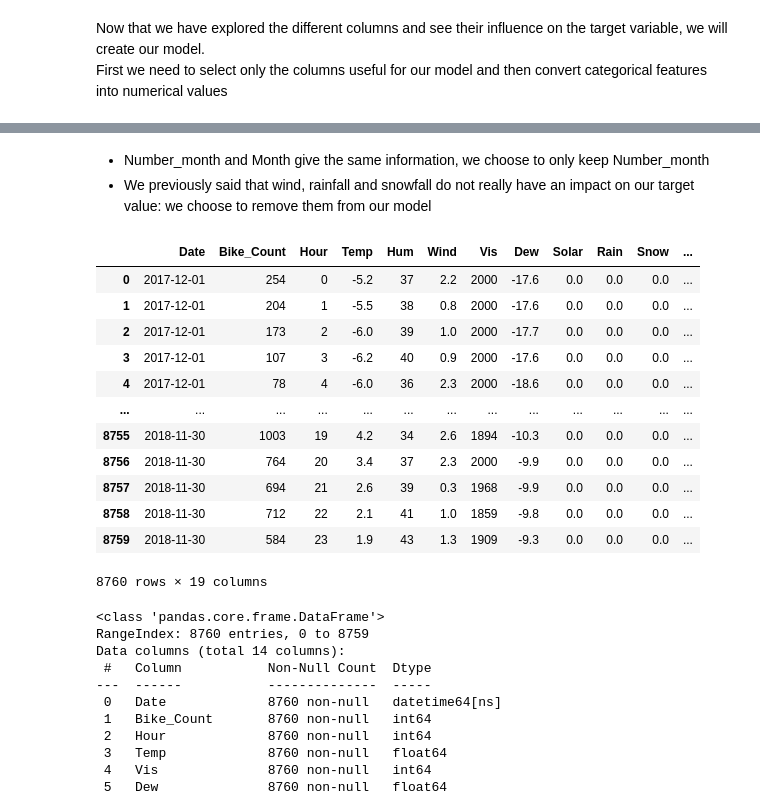
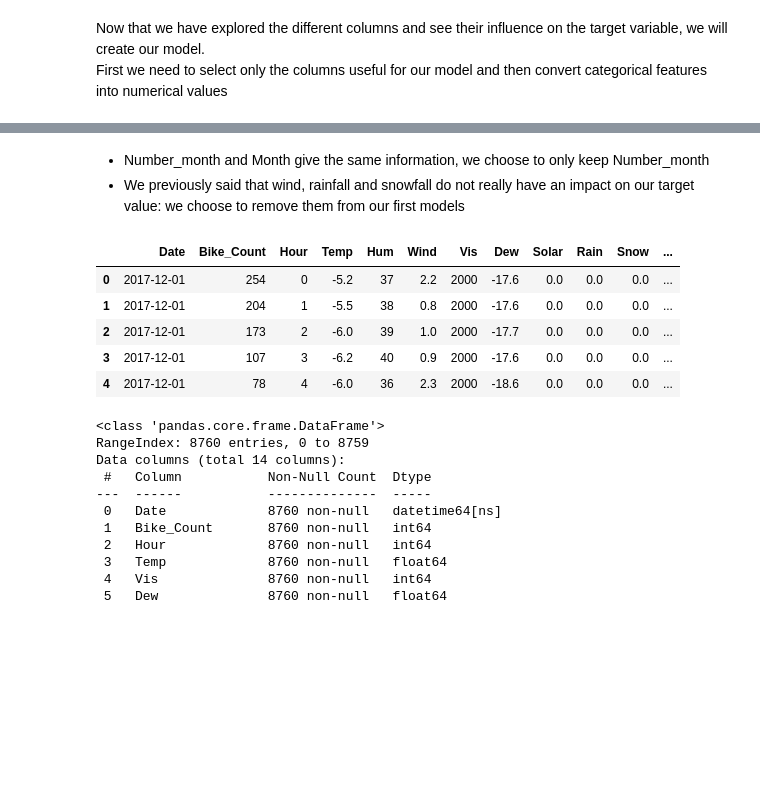
Before and after one commit to Audrey0109/Seoul_Bike, a Jupyter notebook: Seoul_Bike_Data_Project_VRAI.ipynb, the cells around one changed output, grey strips where cells are left out. Drawn from its saved outputs; the diff is of its cells as text; code cells hidden in the pictures; blank space fills up the shorter version.

```diff
--- a/Seoul_Bike_Data_Project_VRAI.ipynb
+++ b/Seoul_Bike_Data_Project_VRAI.ipynb
@@ -69,7 +59,7 @@ from keras.layers import Dense
 # %% [markdown]
 ### 1. Importation of the dataset <a class="anchor" id="1."></a>
 # %%
-df=pd.read_csv(r"SeoulBikeData.csv",encoding="latin1")
+df=pd.read_csv("https://archive.ics.uci.edu/ml/machine-learning-databases/00560/SeoulBikeData.csv", encoding="latin1")
 # %% [markdown]
 ### 2. Exploration of the dataset <a class="anchor" id="2."></a>
 ##### ...in order to have basic informations about:
@@ -1230,22 +1199,15 @@ memory usage: 1.3+ MB
 # %% [markdown]
 - Number_month and Month give the same information, we choose to only keep Number_month
-- We previously said that wind, rainfall and snowfall do not really have an impact on our target value: we choose to remove them from our model
+- We previously said that wind, rainfall and snowfall do not really have an impact on our target value: we choose to remove them from our first models
 # %%
-#We make a copy of our original dataframe
-df2=df1.copy()
-df2
+# We make a copy of our original dataframe
+df_bike = df1.copy()
+df_bike.head()
 # %% [output]
 |  | Date | Bike_Count | Hour | Temp | Hum | Wind | Vis | Dew | Solar | Rain | Snow | ... |
 | 0 | 2017-12-01 | 254 | 0 | -5.2 | 37 | 2.2 | 2000 | -17.6 | 0.0 | 0.0 | 0.0 | ... |
 | 1 | 2017-12-01 | 204 | 1 | -5.5 | 38 | 0.8 | 2000 | -17.6 | 0.0 | 0.0 | 0.0 | ... |
 | 2 | 2017-12-01 | 173 | 2 | -6.0 | 39 | 1.0 | 2000 | -17.7 | 0.0 | 0.0 | 0.0 | ... |
 | 3 | 2017-12-01 | 107 | 3 | -6.2 | 40 | 0.9 | 2000 | -17.6 | 0.0 | 0.0 | 0.0 | ... |
 | 4 | 2017-12-01 | 78 | 4 | -6.0 | 36 | 2.3 | 2000 | -18.6 | 0.0 | 0.0 | 0.0 | ... |
-| ... | ... | ... | ... | ... | ... | ... | ... | ... | ... | ... | ... | ... |
-| 8755 | 2018-11-30 | 1003 | 19 | 4.2 | 34 | 2.6 | 1894 | -10.3 | 0.0 | 0.0 | 0.0 | ... |
-| 8756 | 2018-11-30 | 764 | 20 | 3.4 | 37 | 2.3 | 2000 | -9.9 | 0.0 | 0.0 | 0.0 | ... |
-| 8757 | 2018-11-30 | 694 | 21 | 2.6 | 39 | 0.3 | 1968 | -9.9 | 0.0 | 0.0 | 0.0 | ... |
-| 8758 | 2018-11-30 | 712 | 22 | 2.1 | 41 | 1.0 | 1859 | -9.8 | 0.0 | 0.0 | 0.0 | ... |
-| 8759 | 2018-11-30 | 584 | 23 | 1.9 | 43 | 1.3 | 1909 | -9.3 | 0.0 | 0.0 | 0.0 | ... |
-8760 rows × 19 columns
 # %%
```
Also changed, not shown: parts of 53 cells of this notebook.
